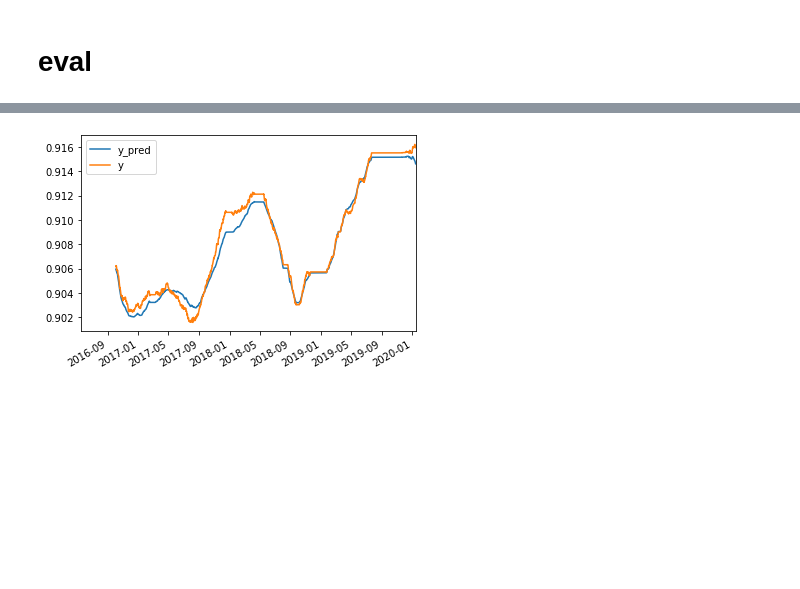
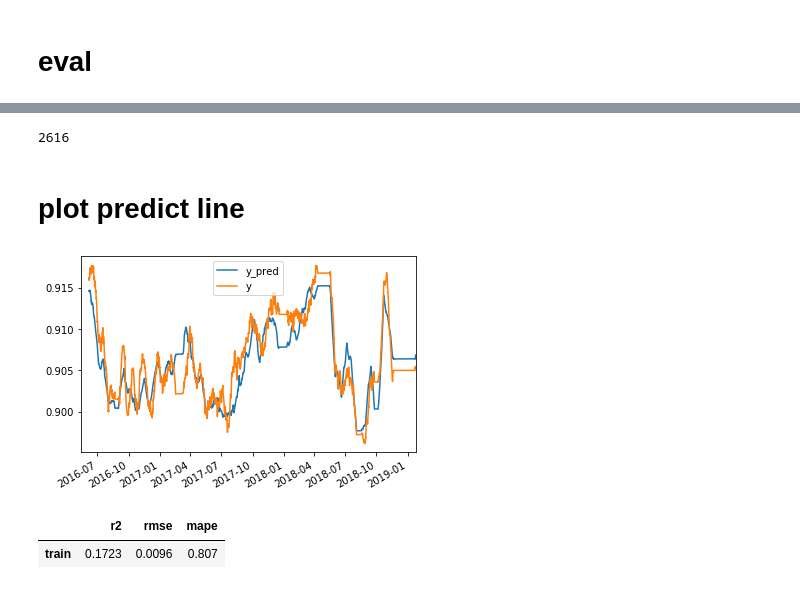
Before and after one commit to skywalker0803r/pa, a Jupyter notebook: cnn-time-stack.ipynb, the cells around one changed output, grey strips where cells are left out. Cells and saved outputs as stored; diff of their text form; code cells hidden in the pictures; blank space fills up the shorter version.

```diff
--- a/cnn-time-stack.ipynb
+++ b/cnn-time-stack.ipynb
@@ -220,7 +215,42 @@ y_test = y_test.sort_index()
-# %%
-y_pred.rolling(6*24*15).mean().plot()
-y_test.rolling(6*24*15).mean().plot()
-plt.legend()
-plt.show()
-# %% [output]
-[figure, removed]
+# %%
+import gc
+gc.collect()
+# %% [output]
+2616
+# %% [markdown]
+# plot predict line
+# %%
+from sklearn.metrics import r2_score,mean_squared_error
+from math import sqrt
+
+def mape(y_true, y_pred):
+    y_true, y_pred = np.array(y_true), np.array(y_pred)
+    return np.mean(np.abs((y_true - y_pred) / y_true)) * 100
+
+def metric(y_true,y_pred,name):
+    t = pd.DataFrame(index=[name])
+    t['r2'] = r2_score(y_true,y_pred)
+    t['rmse'] = sqrt(mean_squared_error(y_true,y_pred))
+    t['mape'] = mape(y_true,y_pred)
+    t = t.apply(lambda x:round(x,4))
+    return t
+# %%
+# predict
+y_pred = model.predict(X_train).ravel()
+y_pred = pd.Series(y_pred,index=y_train.index,name='y_pred')
+
+# sort index
+y_pred = y_pred.sort_index()
+y_train = y_train.sort_index()
+
+# plot
+plot_data = pd.concat([y_pred,y_train],axis=1)
+plot_data.rolling(6*24*15).mean().plot()
+plt.show()
+
+# score
+metric(y_train,y_pred,'train')
+# %% [output]
+[figure, added]
+|  | r2 | rmse | mape |
+| train | 0.1723 | 0.0096 | 0.807 |
```
Also changed, not shown: parts of 15 cells of this notebook.
